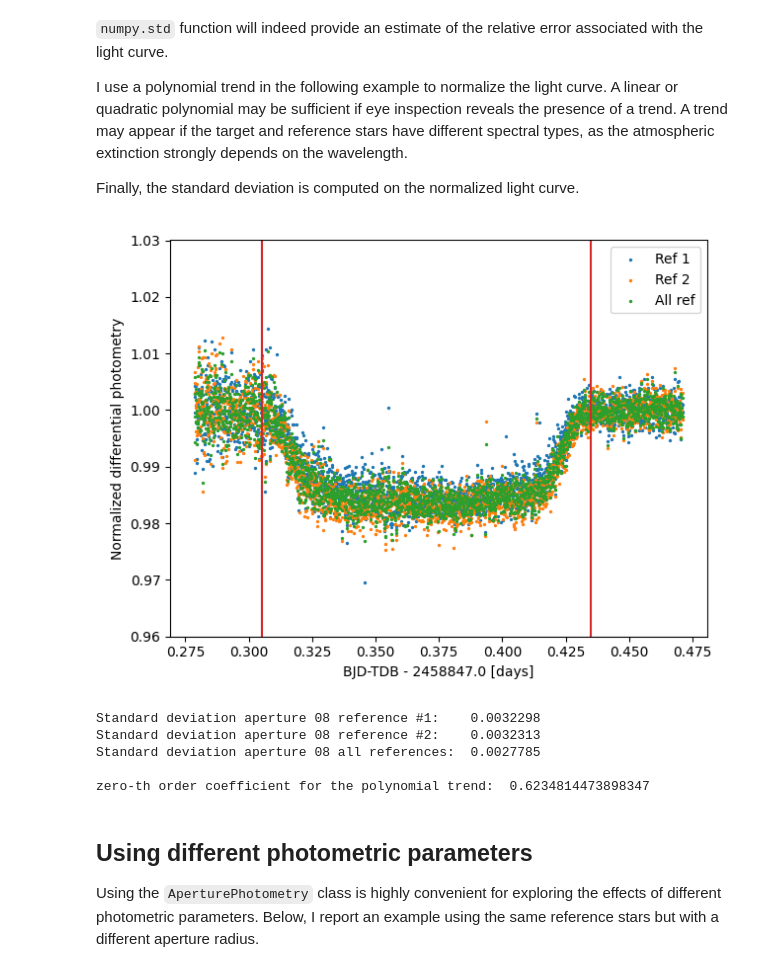
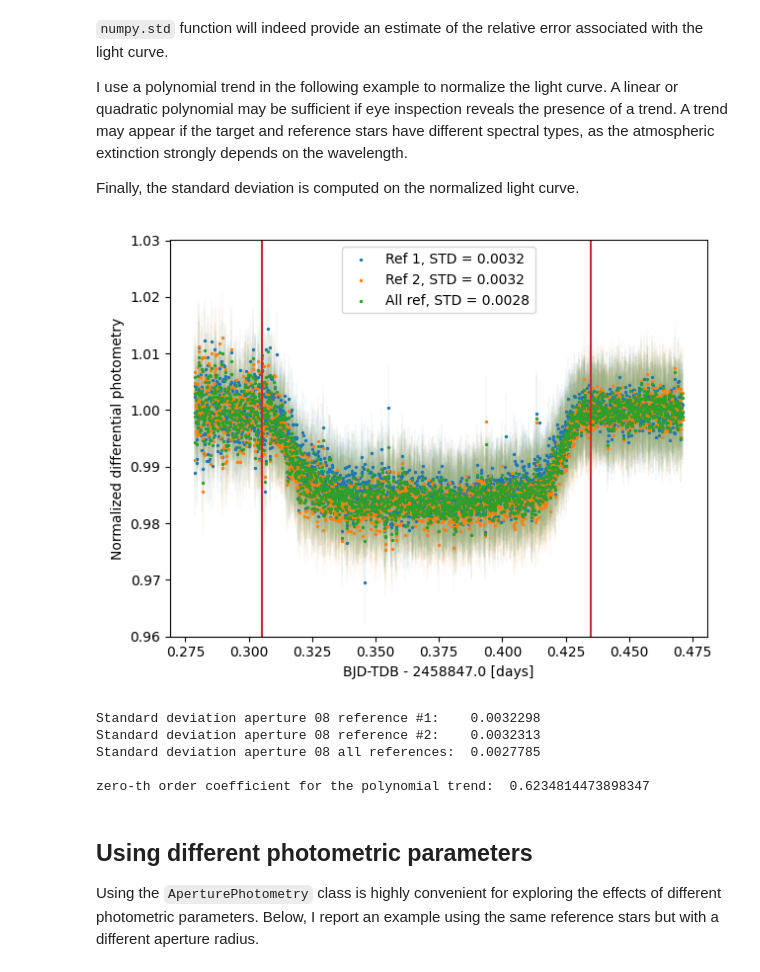
Before and after one commit to marcoboscato/exoplanet_lab2023, a Jupyter notebook: WASP-12 LAB/TASTE/7_differential_photometry.ipynb, the cells around one changed output. Saved outputs shown, nothing was run; the diff lists cells and outputs as text; code cells hidden in the pictures.

```diff
--- a/WASP-12 LAB/TASTE/7_differential_photometry.ipynb
+++ b/WASP-12 LAB/TASTE/7_differential_photometry.ipynb
@@ -319,37 +319,40 @@ out_transit_selection = (bjd_tdb < 2458847.305)  | ( bjd_tdb> 2458847.435)
 poly_ap08_ref01_deg01_pfit = Polynomial.fit(bjd_tdb[out_transit_selection]-bjd_median, differential_ap08_ref01[out_transit_selection], deg=1)
 poly_ap08_ref02_deg01_pfit = Polynomial.fit(bjd_tdb[out_transit_selection]-bjd_median, differential_ap08_ref02[out_transit_selection], deg=1)
 poly_ap08_allref_deg01_pfit = Polynomial.fit(bjd_tdb[out_transit_selection]-bjd_median, differential_ap08_allref[out_transit_selection], deg=1)
 
 differential_ap08_ref01_normalized = differential_ap08_ref01 / poly_ap08_ref01_deg01_pfit(bjd_tdb-bjd_median)
 differential_ap08_ref02_normalized = differential_ap08_ref02 / poly_ap08_ref02_deg01_pfit(bjd_tdb-bjd_median)
 differential_ap08_allref_normalized = differential_ap08_allref / poly_ap08_allref_deg01_pfit(bjd_tdb-bjd_median)
 
 differential_ap08_ref01_normalized_error = np.std(differential_ap08_ref01_normalized)
 differential_ap08_ref02_normalized_error = np.std(differential_ap08_ref02_normalized)
 differential_ap08_allref_normalized_error = np.std(differential_ap08_allref_normalized)
 
 plt.figure()
-plt.scatter(bjd_tdb-time_offset, differential_ap08_ref01_normalized, s=2, label='Ref 1')
-plt.scatter(bjd_tdb-time_offset, differential_ap08_ref02_normalized, s=2, label='Ref 2')
-plt.scatter(bjd_tdb-time_offset, differential_ap08_allref_normalized, s=2, label='All ref')
+plt.scatter(bjd_tdb-time_offset, differential_ap08_ref01_normalized, s=2, label='Ref 1, STD = {0:.4f}'.format(np.std(differential_ap08_ref01_normalized[out_transit_selection])))
+plt.errorbar(bjd_tdb-time_offset, differential_ap08_ref01_normalized, yerr=differential_ap08_ref01_normalized_error, fmt='', c='C0', alpha=0.03, zorder=-1)
+plt.scatter(bjd_tdb-time_offset, differential_ap08_ref02_normalized, s=2, label='Ref 2, STD = {0:.4f}'.format(np.std(differential_ap08_ref02_normalized[out_transit_selection])))
+plt.errorbar(bjd_tdb-time_offset, differential_ap08_ref02_normalized, yerr=differential_ap08_ref02_normalized_error, fmt='', c='C1', alpha=0.03, zorder=-1)
+plt.scatter(bjd_tdb-time_offset, differential_ap08_allref_normalized, s=2, label='All ref, STD = {0:.4f}'.format(np.std(differential_ap08_allref_normalized[out_transit_selection])))
+plt.errorbar(bjd_tdb-time_offset, differential_ap08_allref_normalized, yerr=differential_ap08_allref_normalized_error, fmt='', c='C2', alpha=0.03, zorder=-1)
 
 plt.axvline(2458847.305-time_offset, c='C3')
 plt.axvline(2458847.435-time_offset, c='C3')
 plt.ylim(0.96, 1.03)
 
 plt.xlabel('BJD-TDB - {0:.1f} [days]'.format(time_offset))
 plt.ylabel('Normalized differential photometry')
 plt.legend()
 plt.tight_layout()
 plt.show()
 
 print('Standard deviation aperture 08 reference #1:    {0:.7f}'.format(np.std(differential_ap08_ref01_normalized[out_transit_selection])))
 print('Standard deviation aperture 08 reference #2:    {0:.7f}'.format(np.std(differential_ap08_ref02_normalized[out_transit_selection])))
 print('Standard deviation aperture 08 all references:  {0:.7f}'.format(np.std(differential_ap08_allref_normalized[out_transit_selection])))
 print('')
 print('zero-th order coefficient for the polynomial trend: ', poly_ap08_allref_deg01_pfit.coef[0])
 # %% [output]
-[figure, old version]
+[figure, new version]
 Standard deviation aperture 08 reference #1:    0.0032298
 Standard deviation aperture 08 reference #2:    0.0032313
 Standard deviation aperture 08 all references:  0.0027785
```
Also changed, not shown: parts of 4 cells of this notebook, 5 other files.
